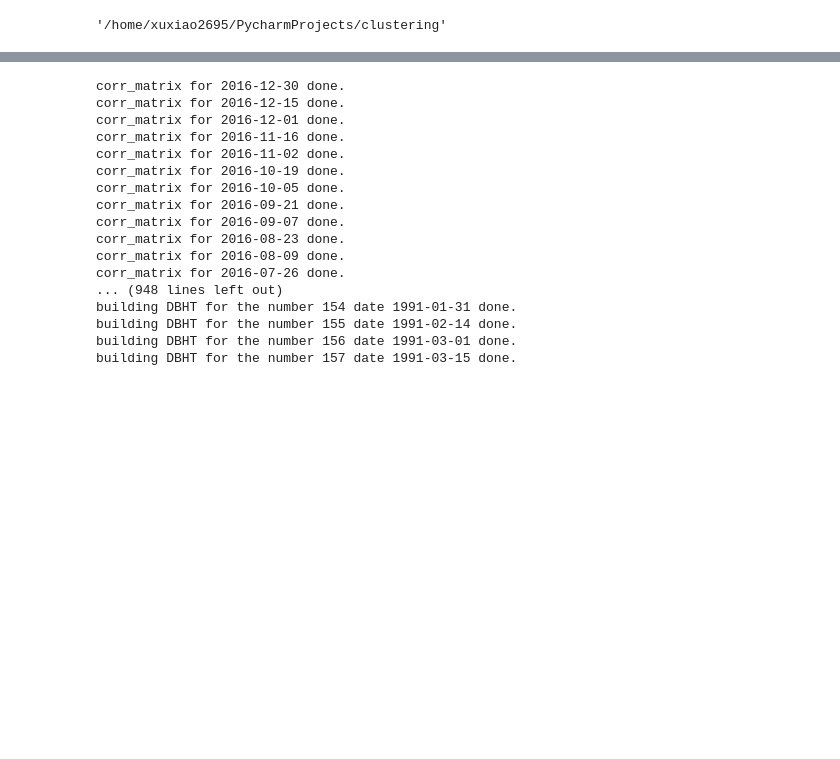
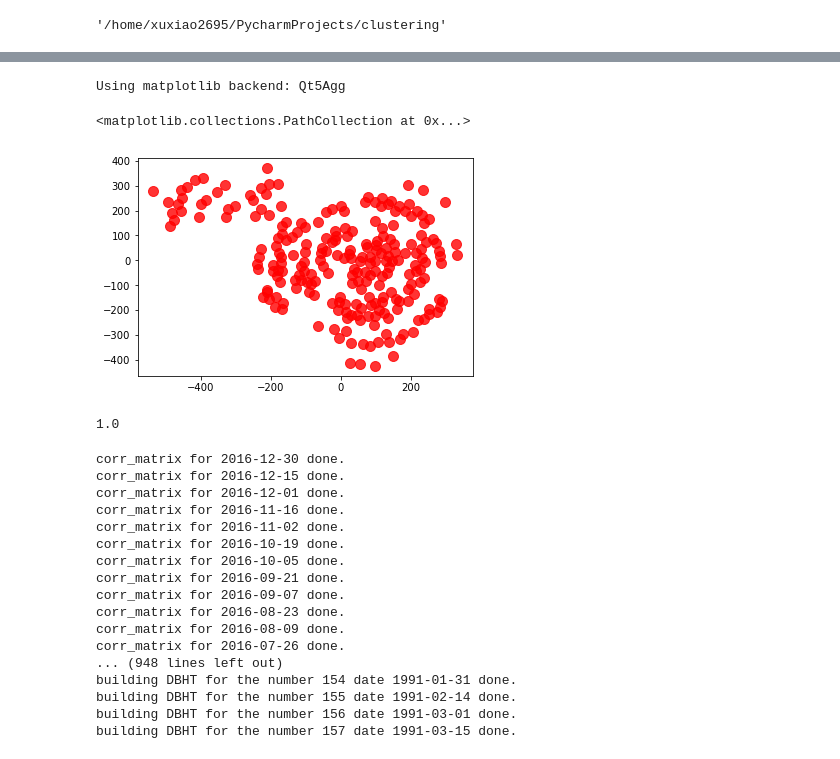
Before and after one commit to jasonhere/clustering-network, a Jupyter notebook: MATLAB/MATLABtest.ipynb, the cells around one changed output, grey strips where cells are left out. Saved outputs shown, nothing was run; the diff lists cells and outputs as text; code cells hidden in the pictures; blank space fills up the shorter version.

```diff
--- a/MATLAB/MATLABtest.ipynb
+++ b/MATLAB/MATLABtest.ipynb
@@ -82,0 +183,13 @@ result = eng.DBHTs(D,S)
+# %%
+G = nx.from_numpy_matrix(np.array(DBHT_results['PMFG']['2000-11-08']))
+draw_network(G, DBHT_results['DBHT_clusterings']['2000-11-08'], '2000-11-08')
+# %%
+%matplotlib
+pos = graphviz_layout(G)
+nx.draw_networkx_nodes(G, pos,
+                           node_size=100,
+                           alpha=.8)
+# %% [output]
+Using matplotlib backend: Qt5Agg
+<matplotlib.collections.PathCollection at 0x...>
+[figure, added]
@@ -83,3 +198,7 @@ result = eng.DBHTs(D,S)
+# %%
+max(np.array(DBHT_results['DBHT_clusterings'][sorteddates[100]]))[0]
+# %% [output]
+1.0
 # %%
 DBHT_results = DBHT(thresh=95, filename = "data/WRDS/SP500_ret_1985.csv", window=100,
      enddate='2016-12-30', startdate='1985-01-02',space=10, shrinkage='None')
```
Also changed, not shown: parts of 48 cells of this notebook, 4 other files.
